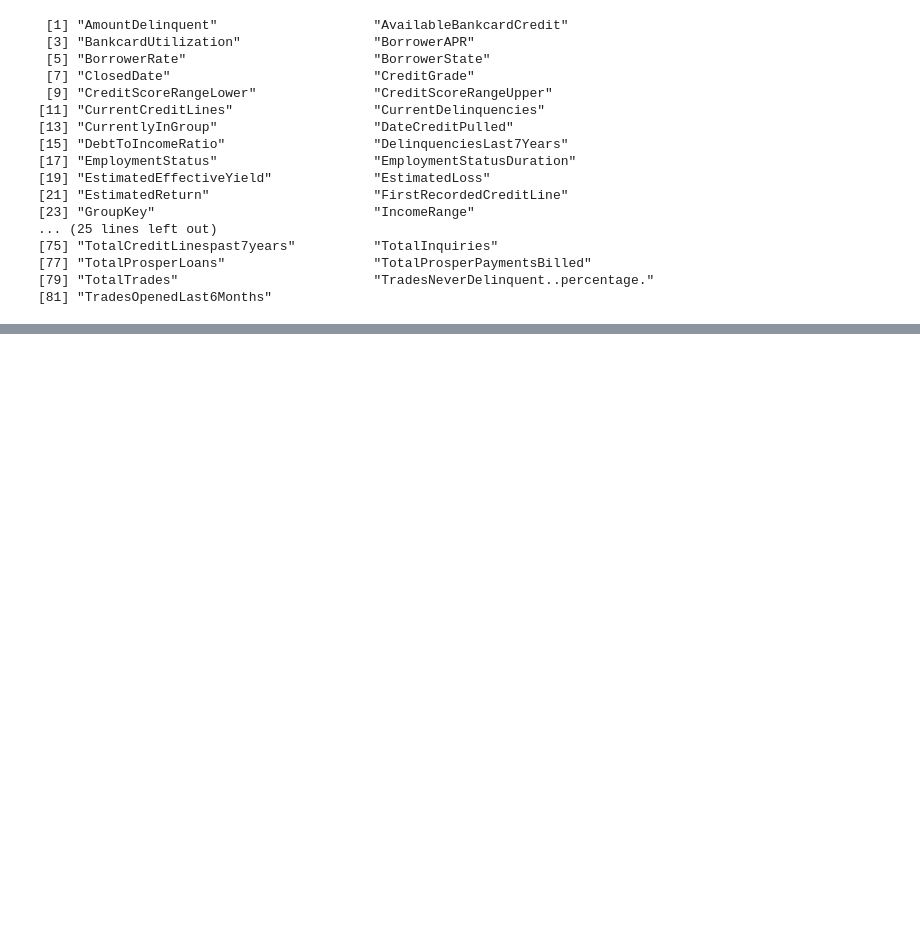
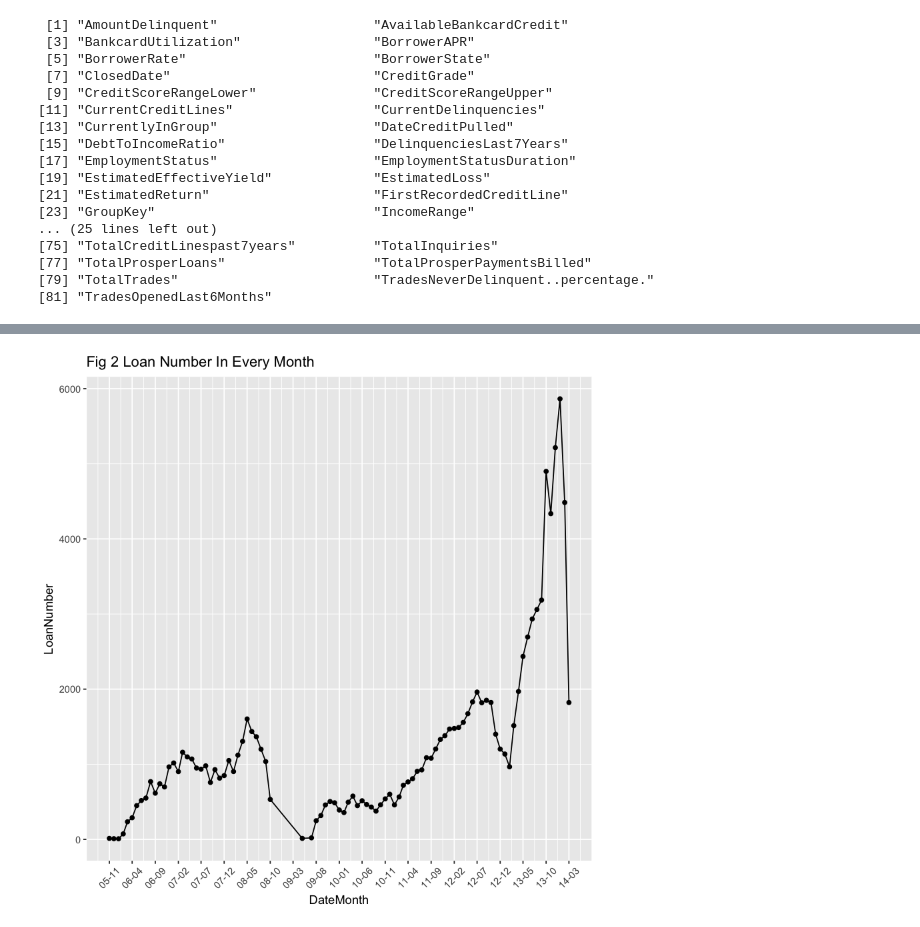
Before and after one commit to ZenRay/DataAnalysisAndSummary, a Jupyter notebook: ProsperEDA.ipynb, the cells around one changed output, grey strips where cells are left out. Saved outputs shown, nothing was run; the diff lists cells and outputs as text; code cells hidden in the pictures; blank space fills up the shorter version.

```diff
--- a/ProsperEDA.ipynb
+++ b/ProsperEDA.ipynb
@@ -64,0 +138,10 @@ print(sort(names(rawprosper)))
+# %%
+# plot loan number in every month
+ggplot(aes(x=DateMonth, y=LoanNumber), data=Loanamount) +
+    geom_point() +
+    geom_path() +
+    theme(axis.text.x = element_text(angle = 45, hjust = 0.5, vjust = 0.5)) +
+    ggtitle("Fig 2 Loan Number In Every Month") +
+    scale_x_date(date_breaks="5 months", date_labels="%y-%m")
+# %% [output]
+[figure, added]
```
Also changed, not shown: parts of 15 cells of this notebook.
